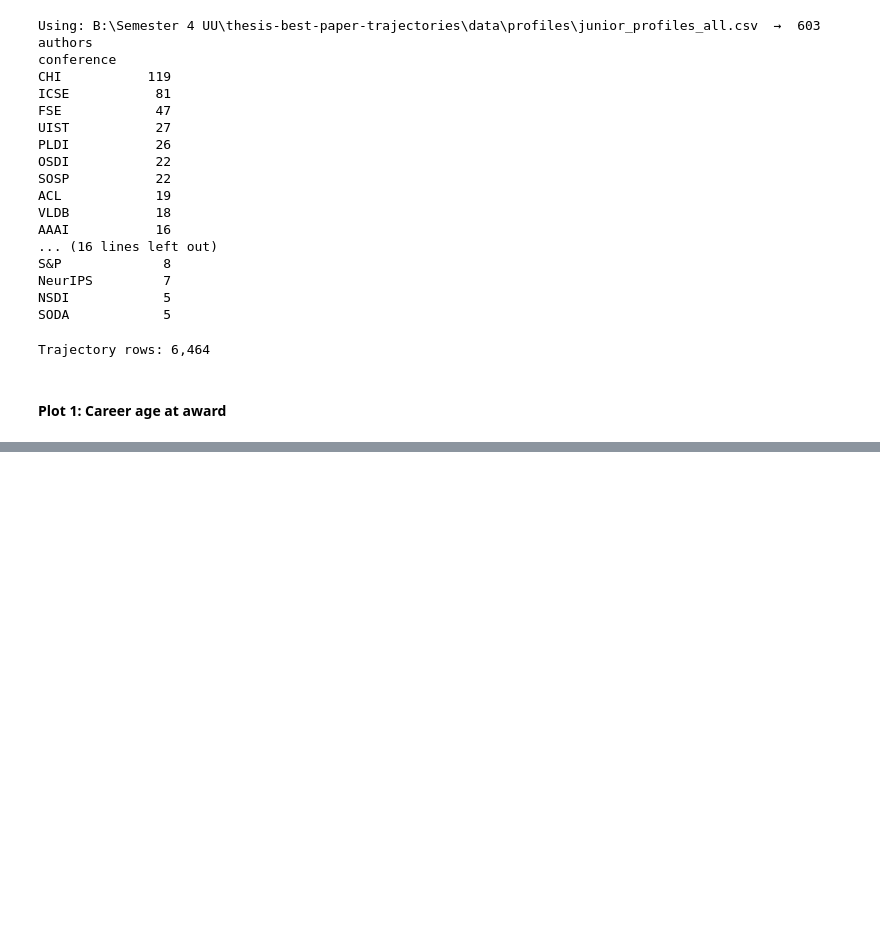
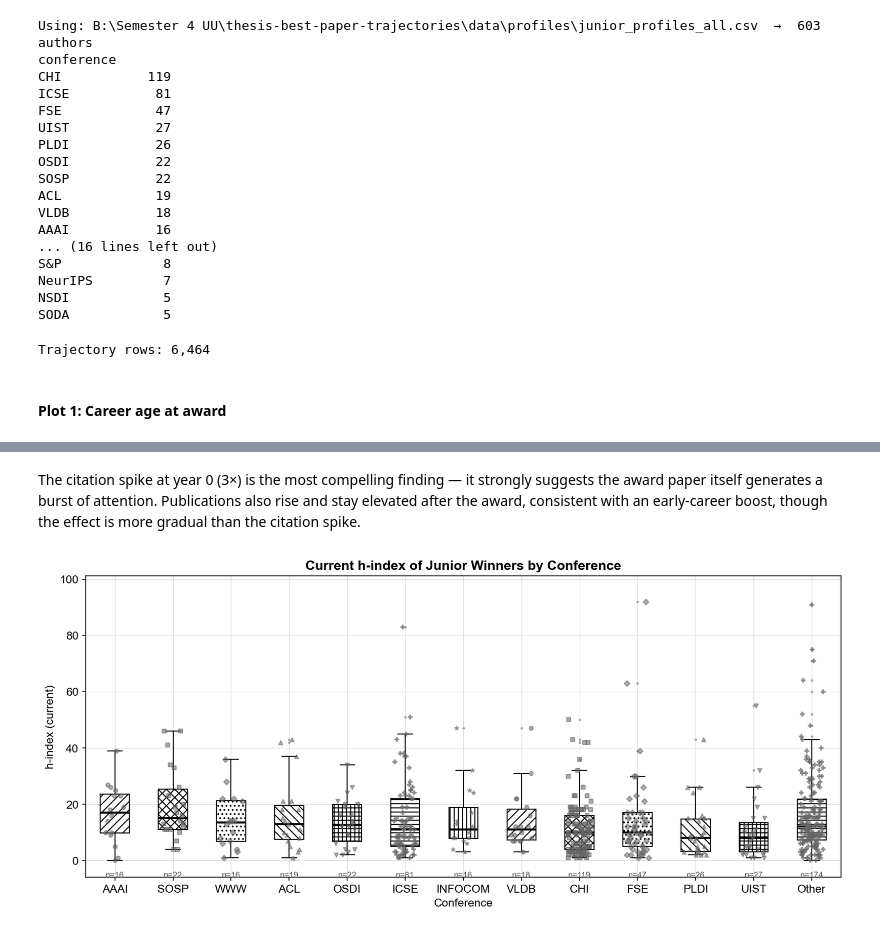
Before and after one commit to AppleShay/thesis-best-paper-trajectories, a Jupyter notebook: notebooks/07_junior_eda.ipynb, the cells around one changed output, grey strips where cells are left out. Cells and saved outputs as stored; diff of their text form; code cells hidden in the pictures; blank space fills up the shorter version.

```diff
--- a/notebooks/07_junior_eda.ipynb
+++ b/notebooks/07_junior_eda.ipynb
@@ -120,0 +193,54 @@ which can be installed using pip:
+# %% [markdown]
+The citation spike at year 0 (3×) is the most compelling finding — it strongly suggests the award paper itself generates a burst of attention. Publications also rise and stay elevated after the award, consistent with an early-career boost, though the effect is more gradual than the citation spike.
+# %%
+# Keep only conferences with enough authors, group the rest as "Other"
+MIN_N = 13
+conf_counts = profiles['conference'].value_counts()
+keep = conf_counts[conf_counts >= MIN_N].index.tolist()
+
+df_plot = profiles.copy()
+df_plot['conf_group'] = df_plot['conference'].where(df_plot['conference'].isin(keep), other='Other')
+
+conf_order = (df_plot.groupby('conf_group')['h_index']
+              .median().sort_values(ascending=False).index.tolist())
+# Put "Other" last
+if 'Other' in conf_order:
+    conf_order = [c for c in conf_order if c != 'Other'] + ['Other']
+
+fig, ax = plt.subplots(figsize=(11, 5))
+
+data = [df_plot.loc[df_plot['conf_group']==c, 'h_index'].dropna().values for c in conf_order]
+bp = ax.boxplot(data, patch_artist=True, notch=False,
+                medianprops=dict(color='black', linewidth=2),
+                whiskerprops=dict(color='black'),
+                capprops=dict(color='black'),
+                flierprops=dict(marker='.', markersize=3, markerfacecolor='#aaa', markeredgecolor='#aaa'))
+
+for i, patch in enumerate(bp['boxes']):
+    patch.set_facecolor('white')
+    patch.set_hatch(HATCHES[i % len(HATCHES)])
+    patch.set_edgecolor('black')
+
+# Jittered points
+for i, (vals, conf) in enumerate(zip(data, conf_order)):
+    jitter = np.random.uniform(-0.2, 0.2, size=len(vals))
+    ax.scatter(np.full(len(vals), i+1) + jitter, vals,
+               marker=MARKERS[i % len(MARKERS)],
+               color='#666', s=15, alpha=0.55, zorder=3)
+
+# Annotate n per conference
+for i, (vals, conf) in enumerate(zip(data, conf_order)):
+    ax.text(i+1, -4, f'n={len(vals)}', ha='center', va='top', fontsize=8, color='#555')
+
+ax.set_title('Current h-index of Junior Winners by Conference')
+ax.set_xlabel('Conference')
+ax.set_ylabel('h-index (current)')
+ax.set_xticks(range(1, len(conf_order)+1))
+ax.set_xticklabels(conf_order, rotation=0)
+ax.set_ylim(-6, df_plot['h_index'].max() * 1.1)
+ax.yaxis.grid(True); ax.set_axisbelow(True)
+plt.tight_layout()
+plt.savefig('B:\\Semester 4 UU\\thesis-best-paper-trajectories\\data\\figures\\04_hindex.png', bbox_inches='tight')
+plt.show()
+# %% [output]
+[figure, added]
```
Also changed, not shown: parts of 10 cells of this notebook, 15 other files.
